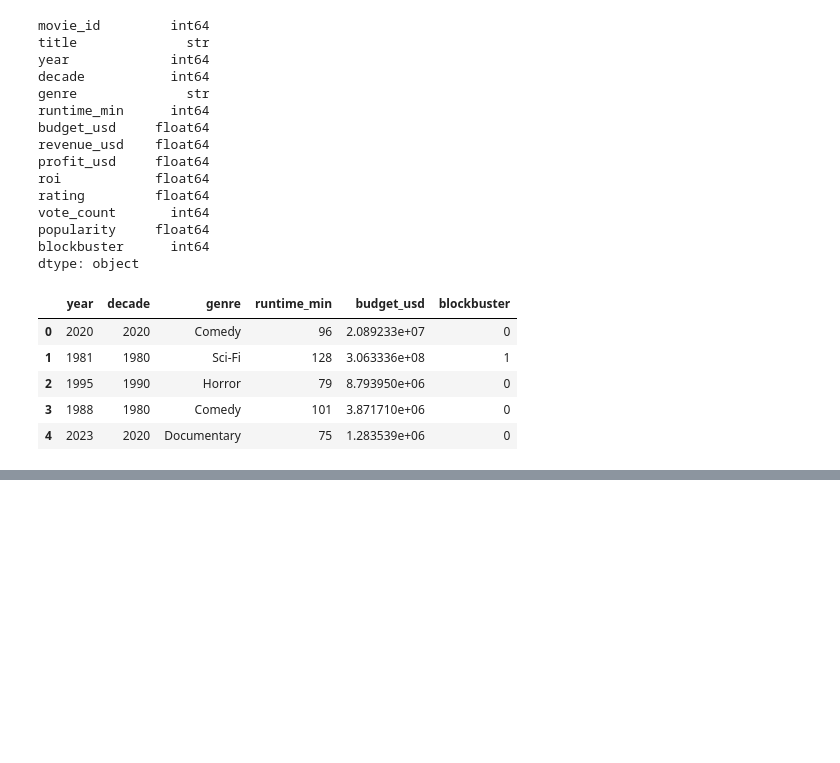
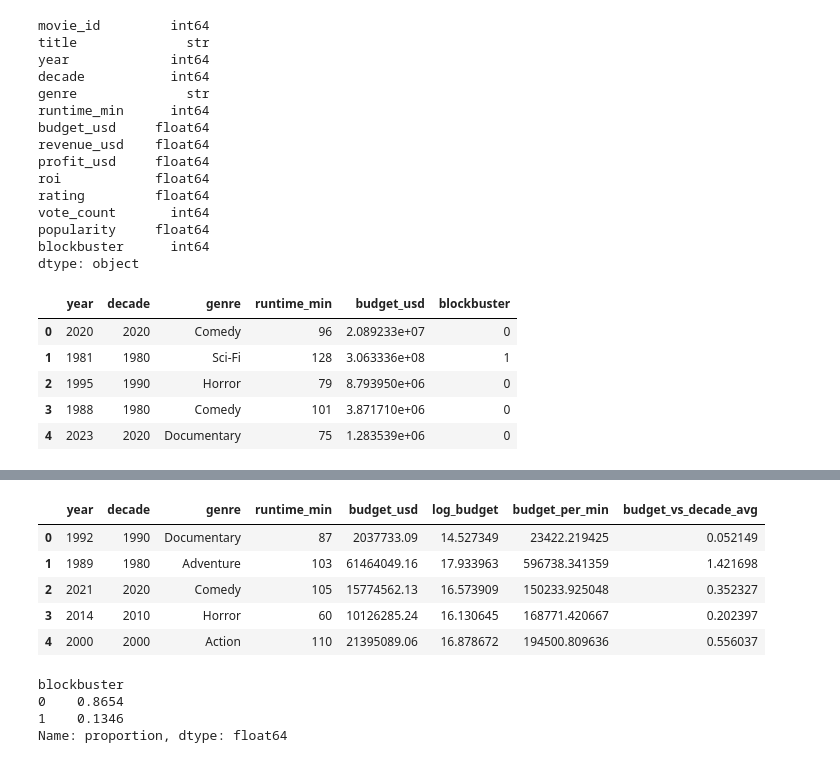
Before and after one commit to dilawarzAlgorithm/movie-blockbuster-prediction, a Jupyter notebook: notebook.ipynb, the cells around one changed output, grey strips where cells are left out. Cells and saved outputs as stored; diff of their text form; code cells hidden in the pictures; blank space fills up the shorter version.

```diff
--- a/notebook.ipynb
+++ b/notebook.ipynb
@@ -94,0 +126,27 @@ df.head()
+# %%
+def prepare_features(df_input):
+    df_out = df_input.copy()
+
+    # 1. Log-transform skewed budget
+    df_out['log_budget'] = np.log1p(df_out['budget_usd'])
+
+    # 2. Financial intensity ratio (budget per minute)
+    df_out['budget_per_min'] = df_out['budget_usd'] / df_out['runtime_min']
+
+    # 3. Relative budget compared to era/decade average
+    decade_avg = df_out.groupby('decade')['budget_usd'].transform('mean')
+    df_out['budget_vs_decade_avg'] = df_out['budget_usd'] / decade_avg
+
+    return df_out
+
+df_train_fe = prepare_features(df_train)
+df_val_fe = prepare_features(df_val)
+# %%
+df_train_fe.head()
+# %% [output]
+|  | year | decade | genre | runtime_min | budget_usd | log_budget | budget_per_min | budget_vs_decade_avg |
+| 0 | 1992 | 1990 | Documentary | 87 | 2037733.09 | 14.527349 | 23422.219425 | 0.052149 |
+| 1 | 1989 | 1980 | Adventure | 103 | 61464049.16 | 17.933963 | 596738.341359 | 1.421698 |
+| 2 | 2021 | 2020 | Comedy | 105 | 15774562.13 | 16.573909 | 150233.925048 | 0.352327 |
+| 3 | 2014 | 2010 | Horror | 60 | 10126285.24 | 16.130645 | 168771.420667 | 0.202397 |
+| 4 | 2000 | 2000 | Action | 110 | 21395089.06 | 16.878672 | 194500.809636 | 0.556037 |
@@ -94,0 +170,7 @@ df.head()
+# %%
+df.blockbuster.value_counts(normalize=True)
+# %% [output]
+blockbuster
+0    0.8654
+1    0.1346
+Name: proportion, dtype: float64
```
Also changed, not shown: parts of 7 cells of this notebook.
